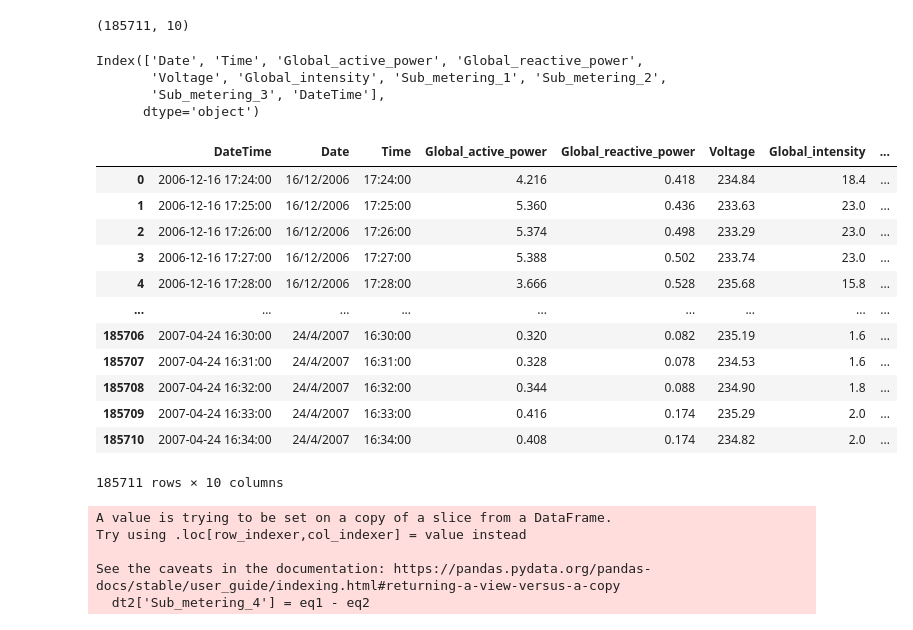
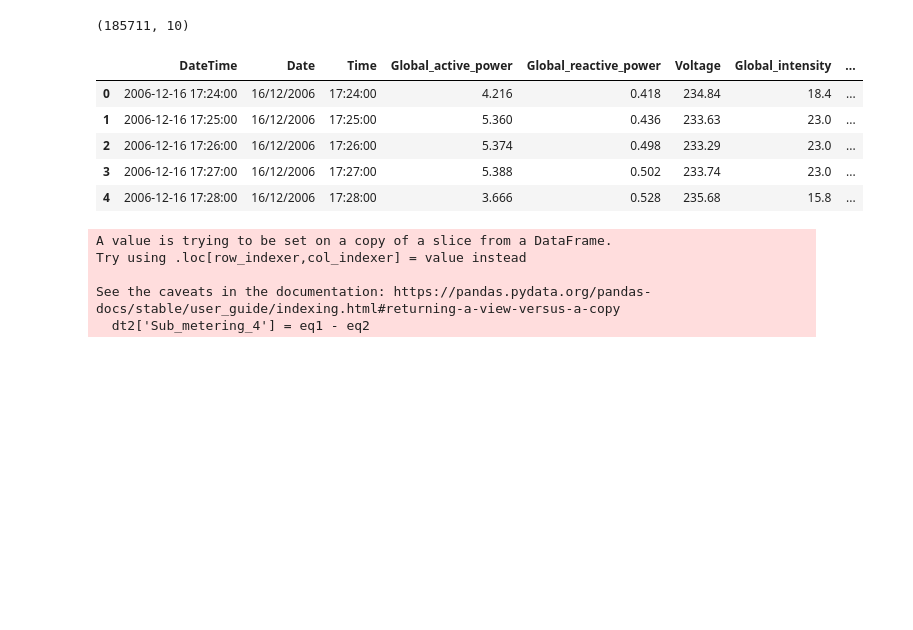
Before and after one commit to saifalbaghdadi/Household-Power-Consumption, a Jupyter notebook: Preprocessing.ipynb, the cells around one changed output. Cells and saved outputs as stored; diff of their text form; code cells hidden in the pictures; blank space fills up the shorter version.

```diff
--- a/Preprocessing.ipynb
+++ b/Preprocessing.ipynb
@@ -17,6 +51,6 @@ from sklearn.preprocessing import StandardScaler
 # %%
 # Data Importing
-df = pd.read_csv('data/household_power_consumption.txt',sep=';')
+df = pd.read_csv('data/02 Household Power Consumption.txt', sep=';')
 df.head(5)
 # %% [output]
 |  | Date | Time | Global_active_power | Global_reactive_power | Voltage | Global_intensity | ... |
@@ -380,33 +435,19 @@ array([[ 2.63170322, -1.83119543,  2.29981017, -0.18966632, -0.10940885,
 dt.shape
 # %% [output]
 (185711, 10)
-# %%
-dt.columns
-# %% [output]
-Index(['Date', 'Time', 'Global_active_power', 'Global_reactive_power',
-       'Voltage', 'Global_intensity', 'Sub_metering_1', 'Sub_metering_2',
-       'Sub_metering_3', 'DateTime'],
-      dtype='object')
 # %%
-#rearranging columns
+# Rearranging columns
 cols = list(dt.columns)
 cols = cols[-1:] + cols[:-1]
 dt2 = dt[cols]
-dt2
+dt2.head(5)
 # %% [output]
 |  | DateTime | Date | Time | Global_active_power | Global_reactive_power | Voltage | Global_intensity | ... |
 | 0 | 2006-12-16 17:24:00 | 16/12/2006 | 17:24:00 | 4.216 | 0.418 | 234.84 | 18.4 | ... |
 | 1 | 2006-12-16 17:25:00 | 16/12/2006 | 17:25:00 | 5.360 | 0.436 | 233.63 | 23.0 | ... |
 | 2 | 2006-12-16 17:26:00 | 16/12/2006 | 17:26:00 | 5.374 | 0.498 | 233.29 | 23.0 | ... |
 | 3 | 2006-12-16 17:27:00 | 16/12/2006 | 17:27:00 | 5.388 | 0.502 | 233.74 | 23.0 | ... |
 | 4 | 2006-12-16 17:28:00 | 16/12/2006 | 17:28:00 | 3.666 | 0.528 | 235.68 | 15.8 | ... |
-| ... | ... | ... | ... | ... | ... | ... | ... | ... |
-| 185706 | 2007-04-24 16:30:00 | 24/4/2007 | 16:30:00 | 0.320 | 0.082 | 235.19 | 1.6 | ... |
-| 185707 | 2007-04-24 16:31:00 | 24/4/2007 | 16:31:00 | 0.328 | 0.078 | 234.53 | 1.6 | ... |
-| 185708 | 2007-04-24 16:32:00 | 24/4/2007 | 16:32:00 | 0.344 | 0.088 | 234.90 | 1.8 | ... |
-| 185709 | 2007-04-24 16:33:00 | 24/4/2007 | 16:33:00 | 0.416 | 0.174 | 235.29 | 2.0 | ... |
-| 185710 | 2007-04-24 16:34:00 | 24/4/2007 | 16:34:00 | 0.408 | 0.174 | 234.82 | 2.0 | ... |
-185711 rows × 10 columns
 # %%
 # add a column for for the remainder of sub metering
 eq1 = (dt2['Global_active_power'] * 1000/60)
```
Also changed, not shown: parts of 38 cells of this notebook.
